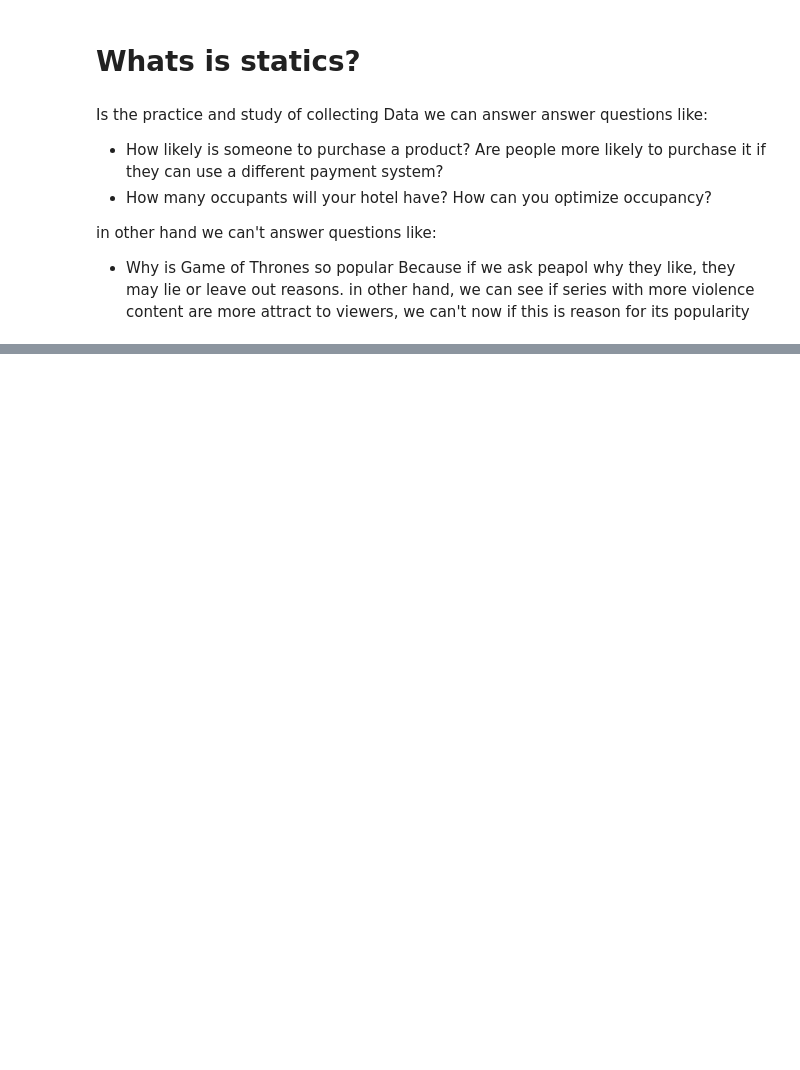
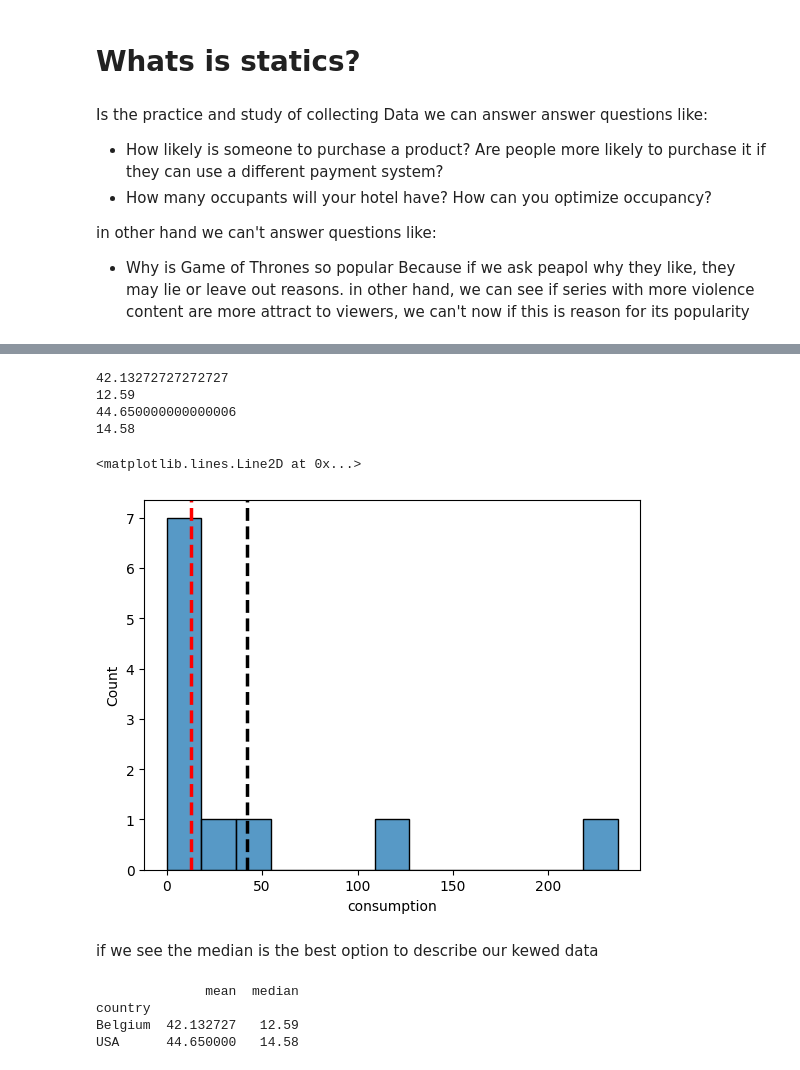
Before and after one commit to SCourses/Cursos_DataCamp, a Jupyter notebook: Intro to Statistics/Learn.ipynb, the cells around one changed output, grey strips where cells are left out. Saved outputs shown, nothing was run; the diff lists cells and outputs as text; code cells hidden in the pictures; blank space fills up the shorter version.

```diff
--- a/Intro to Statistics/Learn.ipynb
+++ b/Intro to Statistics/Learn.ipynb
@@ -23,0 +58,46 @@ import pandas as pd
+# %%
+import pandas as pd
+# Import numpy with alias np
+import numpy as np
+import matplotlib.pyplot as plt
+import seaborn as sns
+
+food_consumption=pd.read_csv("food_consumption.csv")
+# Filter for Belgium
+be_consumption = food_consumption[food_consumption["country"]=="Belgium"]
+
+# Filter for USA
+usa_consumption = food_consumption[food_consumption["country"]=="USA"]
+
+# Calculate mean and median consumption in Belgium
+print(np.mean(be_consumption["consumption"]))
+print(np.median(be_consumption["consumption"]))
+
+# Calculate mean and median consumption in USA
+print(np.mean(usa_consumption["consumption"]))
+print(np.median(usa_consumption["consumption"]))
+# %% [output]
+42.13272727272727
+12.59
+44.650000000000006
+14.58
+# %%
+sns.histplot(data=be_consumption,x="consumption")
+plt.axvline(np.mean(be_consumption["consumption"]), c='k', ls='--', lw=2.5)
+plt.axvline(np.median(be_consumption["consumption"]), c='r', ls='--', lw=2.5)
+# %% [output]
+<matplotlib.lines.Line2D at 0x...>
+[figure, added]
+# %% [markdown]
+if we see the median is the best option to describe our kewed data
+# %%
+# Subset for Belgium and USA only
+be_and_usa = food_consumption[(food_consumption["country"]=="Belgium") | (food_consumption["country"]=="USA")]
+
+# Group by country, select consumption column, and compute mean and median
+print(be_and_usa.groupby("country")["consumption"].agg([np.mean,np.median]))
+# %% [output]
+              mean  median
+country
+Belgium  42.132727   12.59
+USA      44.650000   14.58
```
Also changed, not shown: parts of 42 cells of this notebook.
